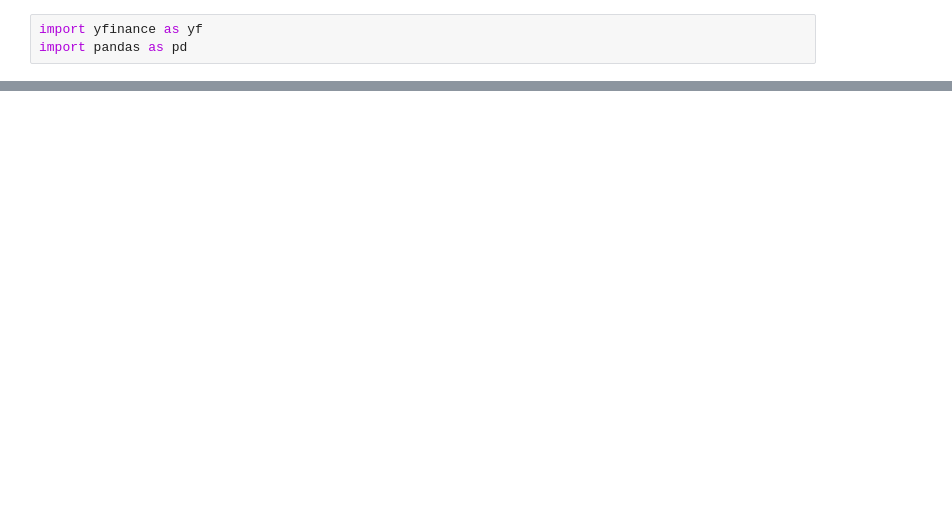
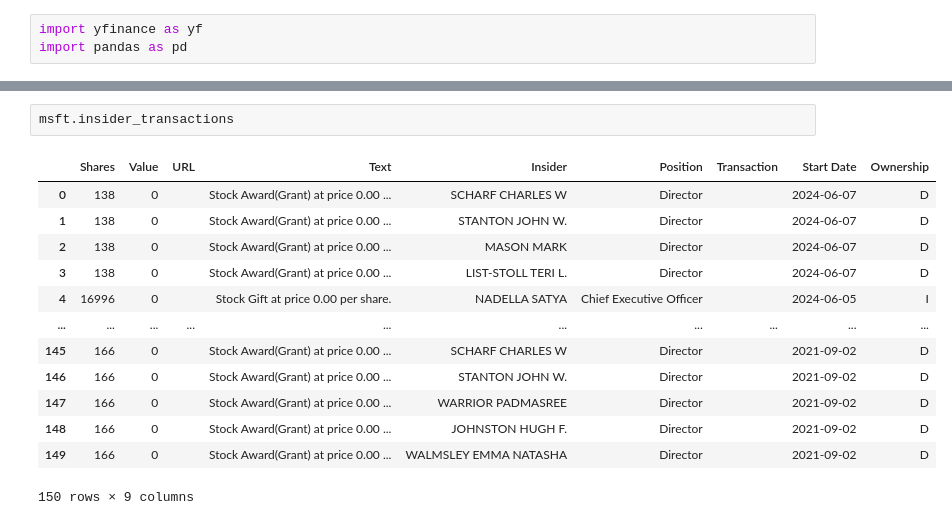
Before and after one commit to rodrigotiscareno/stox_watch, a Jupyter notebook: notebooks/yahoo_finance.ipynb, the cells around one changed output, grey strips where cells are left out. Cells and saved outputs as stored; diff of their text form; blank space fills up the shorter version.

```diff
--- a/notebooks/yahoo_finance.ipynb
+++ b/notebooks/yahoo_finance.ipynb
@@ -153,0 +175,16 @@ tickers = Ticker(['tsla', 'u'])
+# %%
+msft.insider_transactions
+# %% [output]
+|  | Shares | Value | URL | Text | Insider | Position | Transaction | Start Date | Ownership |
+| 0 | 138 | 0 |  | Stock Award(Grant) at price 0.00 ... | SCHARF CHARLES W | Director |  | 2024-06-07 | D |
+| 1 | 138 | 0 |  | Stock Award(Grant) at price 0.00 ... | STANTON JOHN W. | Director |  | 2024-06-07 | D |
+| 2 | 138 | 0 |  | Stock Award(Grant) at price 0.00 ... | MASON MARK | Director |  | 2024-06-07 | D |
+| 3 | 138 | 0 |  | Stock Award(Grant) at price 0.00 ... | LIST-STOLL TERI L. | Director |  | 2024-06-07 | D |
+| 4 | 16996 | 0 |  | Stock Gift at price 0.00 per share. | NADELLA SATYA | Chief Executive Officer |  | 2024-06-05 | I |
+| ... | ... | ... | ... | ... | ... | ... | ... | ... | ... |
+| 145 | 166 | 0 |  | Stock Award(Grant) at price 0.00 ... | SCHARF CHARLES W | Director |  | 2021-09-02 | D |
+| 146 | 166 | 0 |  | Stock Award(Grant) at price 0.00 ... | STANTON JOHN W. | Director |  | 2021-09-02 | D |
+| 147 | 166 | 0 |  | Stock Award(Grant) at price 0.00 ... | WARRIOR PADMASREE | Director |  | 2021-09-02 | D |
+| 148 | 166 | 0 |  | Stock Award(Grant) at price 0.00 ... | JOHNSTON HUGH F. | Director |  | 2021-09-02 | D |
+| 149 | 166 | 0 |  | Stock Award(Grant) at price 0.00 ... | WALMSLEY EMMA NATASHA | Director |  | 2021-09-02 | D |
+150 rows × 9 columns
```
Also changed, not shown: parts of 51 cells of this notebook, 1 other file.
